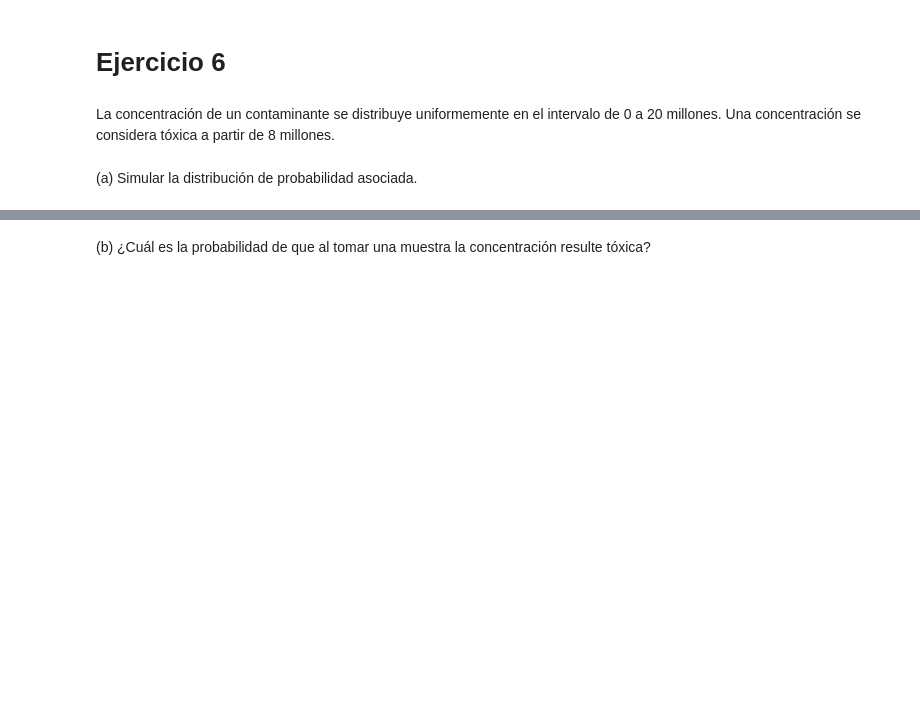
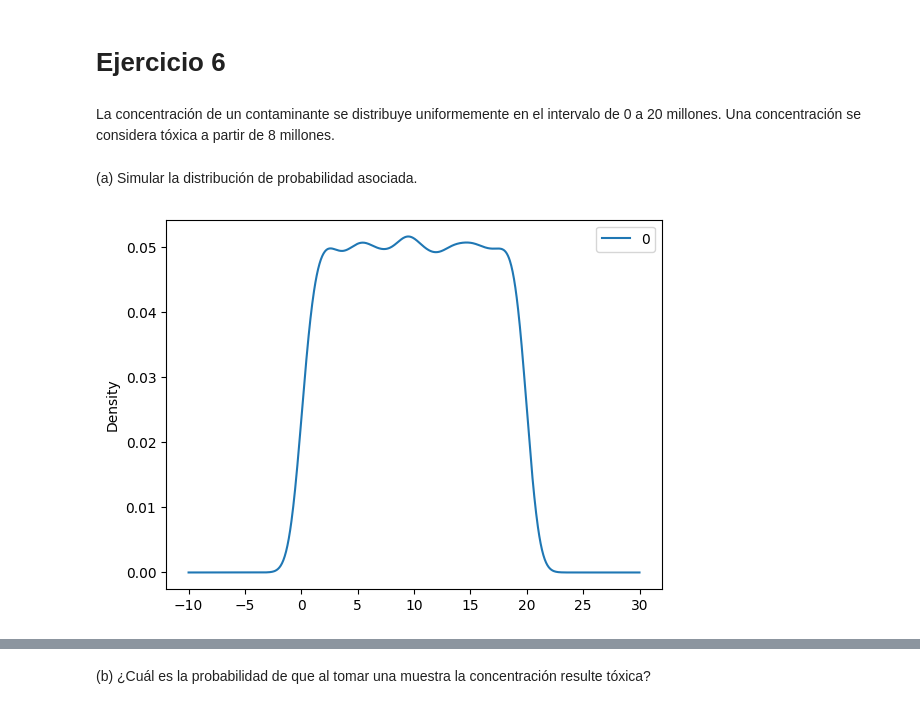
Before and after one commit to Ricardomanuel1/Maestr-a_Ciencia_de_Datos, a Jupyter notebook: ACTIVIDAD_1_Distribuciones_de_probabilidad.ipynb, the cells around one changed output, grey strips where cells are left out. Cells and saved outputs as stored; diff of their text form; code cells hidden in the pictures; blank space fills up the shorter version.

```diff
--- a/ACTIVIDAD_1_Distribuciones_de_probabilidad.ipynb
+++ b/ACTIVIDAD_1_Distribuciones_de_probabilidad.ipynb
@@ -202,3 +226,10 @@ La concentración de un contaminante se distribuye uniformemente en el intervalo
 concentración se considera tóxica a partir de 8 millones.
 # %% [markdown]
 (a)  Simular la distribución de probabilidad asociada.
+# %%
+data = stats.uniform.rvs(size=10000, loc=0, scale=20)
+data_X=pd.DataFrame(data)
+data_X.plot(kind='density')
+plt.show()
+# %% [output]
+[figure, added]
```
Also changed, not shown: parts of 19 cells of this notebook.
